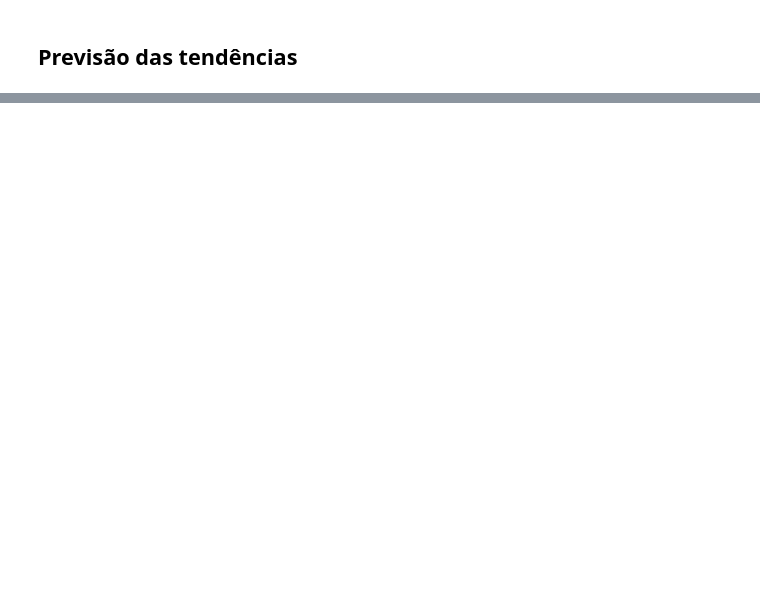
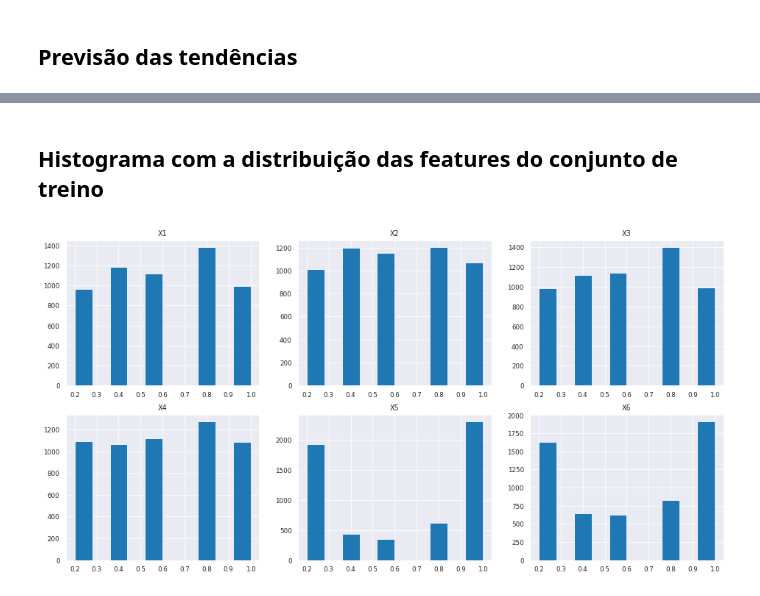
Before and after one commit to itsmeale/time_series_complex_networks, a Jupyter notebook: timeseries/trend_detection.ipynb, the cells around one changed output, grey strips where cells are left out. Saved outputs shown, nothing was run; the diff lists cells and outputs as text; code cells hidden in the pictures; blank space fills up the shorter version.

```diff
--- a/timeseries/trend_detection.ipynb
+++ b/timeseries/trend_detection.ipynb
@@ -72,0 +186,16 @@ y_pred_smooth = classifier_smooth.predict(X_test)
+# %% [markdown]
+## Histograma com a distribuição das features do conjunto de treino
+# %%
+fig, axes = plt.subplots(2, 3, figsize=(16, 8))
+
+feature = 1
+for row in [0, 1]:
+    for col in [0 ,1 ,2]:
+        feature_col = f"X{feature}"
+        train[feature_col].hist(ax=axes[row, col])
+        axes[row, col].set_title(feature_col)
+        feature += 1
+
+plt.show()
+# %% [output]
+[figure, added]
```
Also changed, not shown: parts of 21 cells of this notebook.
